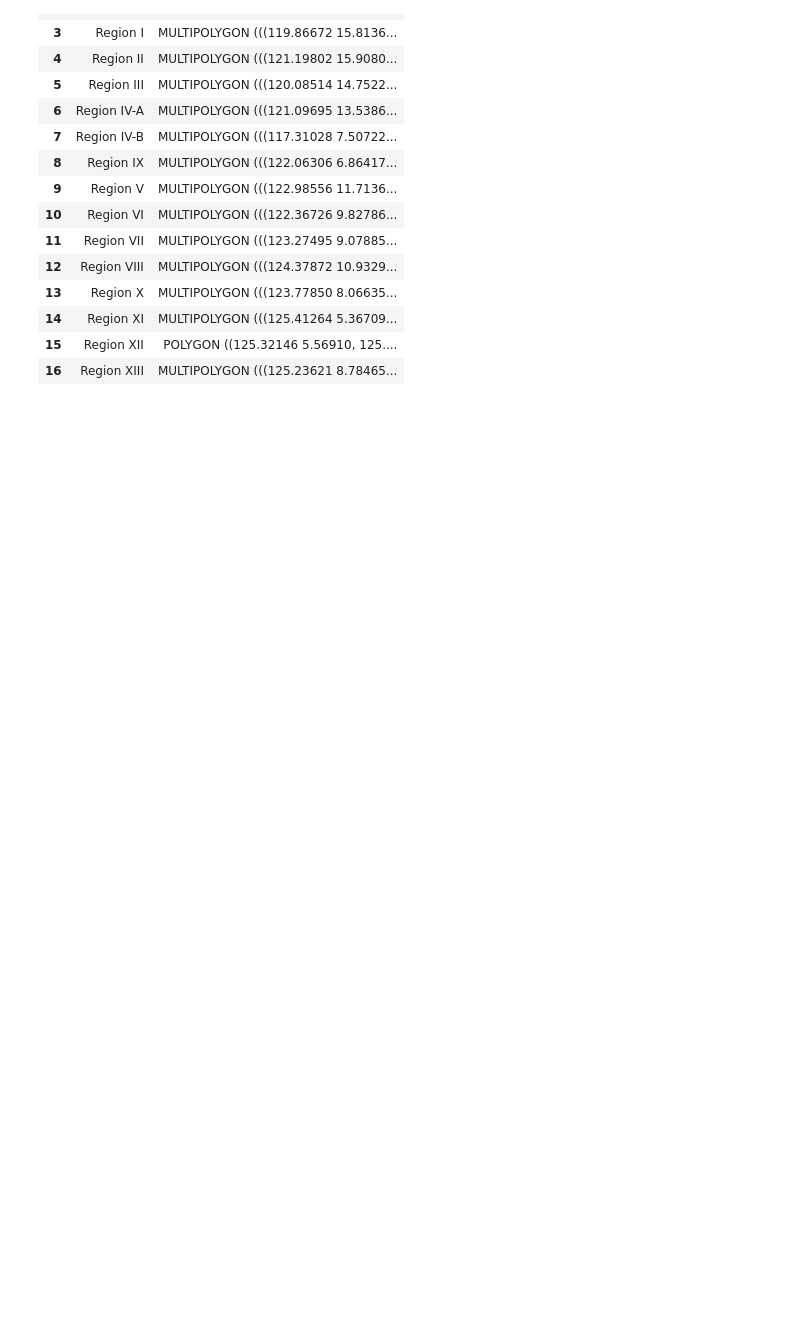
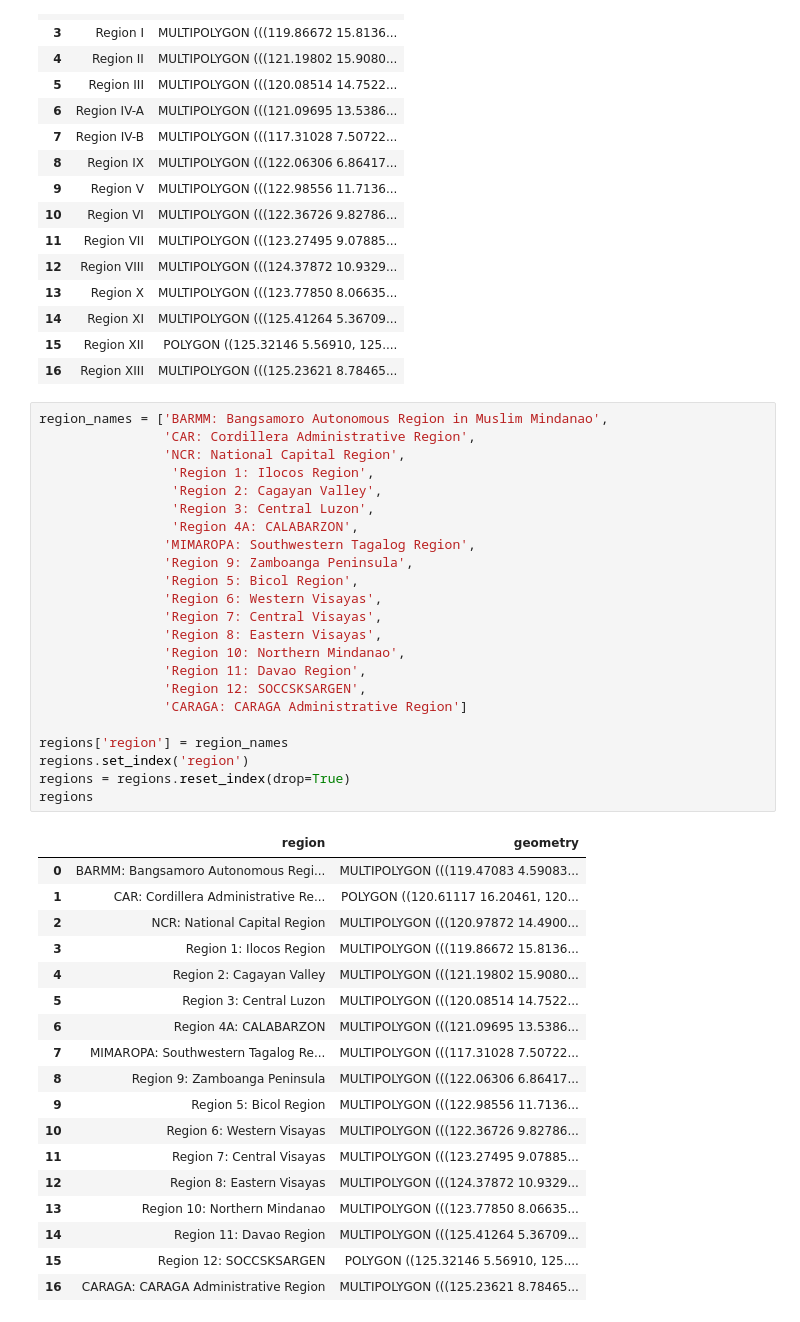
Before and after one commit to francheska-vicente/data101-ph-un-sgd, a Jupyter notebook: region-geojson.ipynb, the cells around one changed output. Saved outputs shown, nothing was run; the diff lists cells and outputs as text; blank space fills up the shorter version.

Commit message:
updated choropleth code and regional geospatial data+code

```diff
--- a/region-geojson.ipynb
+++ b/region-geojson.ipynb
@@ -209,4 +206,46 @@ regions
 | 14 | Region XI | MULTIPOLYGON (((125.41264 5.36709... |
 | 15 | Region XII | POLYGON ((125.32146 5.56910, 125.... |
 | 16 | Region XIII | MULTIPOLYGON (((125.23621 8.78465... |
+# %%
+region_names = ['BARMM: Bangsamoro Autonomous Region in Muslim Mindanao',
+                'CAR: Cordillera Administrative Region',
+                'NCR: National Capital Region',
+                 'Region 1: Ilocos Region',
+                 'Region 2: Cagayan Valley',
+                 'Region 3: Central Luzon',
+                 'Region 4A: CALABARZON',
+                'MIMAROPA: Southwestern Tagalog Region',
+                'Region 9: Zamboanga Peninsula',
+                'Region 5: Bicol Region',
+                'Region 6: Western Visayas',
+                'Region 7: Central Visayas',
+                'Region 8: Eastern Visayas',
+                'Region 10: Northern Mindanao',
+                'Region 11: Davao Region',
+                'Region 12: SOCCSKSARGEN',
+                'CARAGA: CARAGA Administrative Region']
+
+regions['region'] = region_names
+regions.set_index('region')
+regions = regions.reset_index(drop=True)
+regions
+# %% [output]
+|  | region | geometry |
+| 0 | BARMM: Bangsamoro Autonomous Regi... | MULTIPOLYGON (((119.47083 4.59083... |
+| 1 | CAR: Cordillera Administrative Re... | POLYGON ((120.61117 16.20461, 120... |
+| 2 | NCR: National Capital Region | MULTIPOLYGON (((120.97872 14.4900... |
+| 3 | Region 1: Ilocos Region | MULTIPOLYGON (((119.86672 15.8136... |
+| 4 | Region 2: Cagayan Valley | MULTIPOLYGON (((121.19802 15.9080... |
+| 5 | Region 3: Central Luzon | MULTIPOLYGON (((120.08514 14.7522... |
+| 6 | Region 4A: CALABARZON | MULTIPOLYGON (((121.09695 13.5386... |
+| 7 | MIMAROPA: Southwestern Tagalog Re... | MULTIPOLYGON (((117.31028 7.50722... |
+| 8 | Region 9: Zamboanga Peninsula | MULTIPOLYGON (((122.06306 6.86417... |
+| 9 | Region 5: Bicol Region | MULTIPOLYGON (((122.98556 11.7136... |
+| 10 | Region 6: Western Visayas | MULTIPOLYGON (((122.36726 9.82786... |
+| 11 | Region 7: Central Visayas | MULTIPOLYGON (((123.27495 9.07885... |
+| 12 | Region 8: Eastern Visayas | MULTIPOLYGON (((124.37872 10.9329... |
+| 13 | Region 10: Northern Mindanao | MULTIPOLYGON (((123.77850 8.06635... |
+| 14 | Region 11: Davao Region | MULTIPOLYGON (((125.41264 5.36709... |
+| 15 | Region 12: SOCCSKSARGEN | POLYGON ((125.32146 5.56910, 125.... |
+| 16 | CARAGA: CARAGA Administrative Region | MULTIPOLYGON (((125.23621 8.78465... |
 # %%
```
Also changed, not shown: parts of 3 cells of this notebook, 2 other files.
